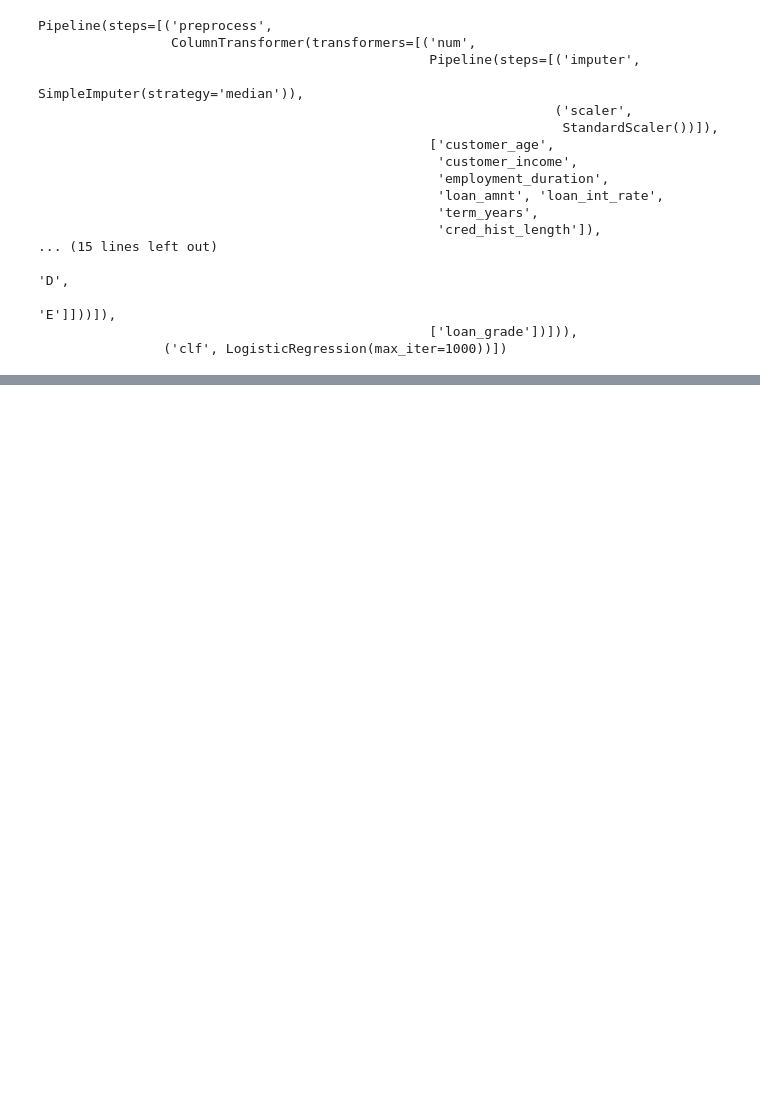
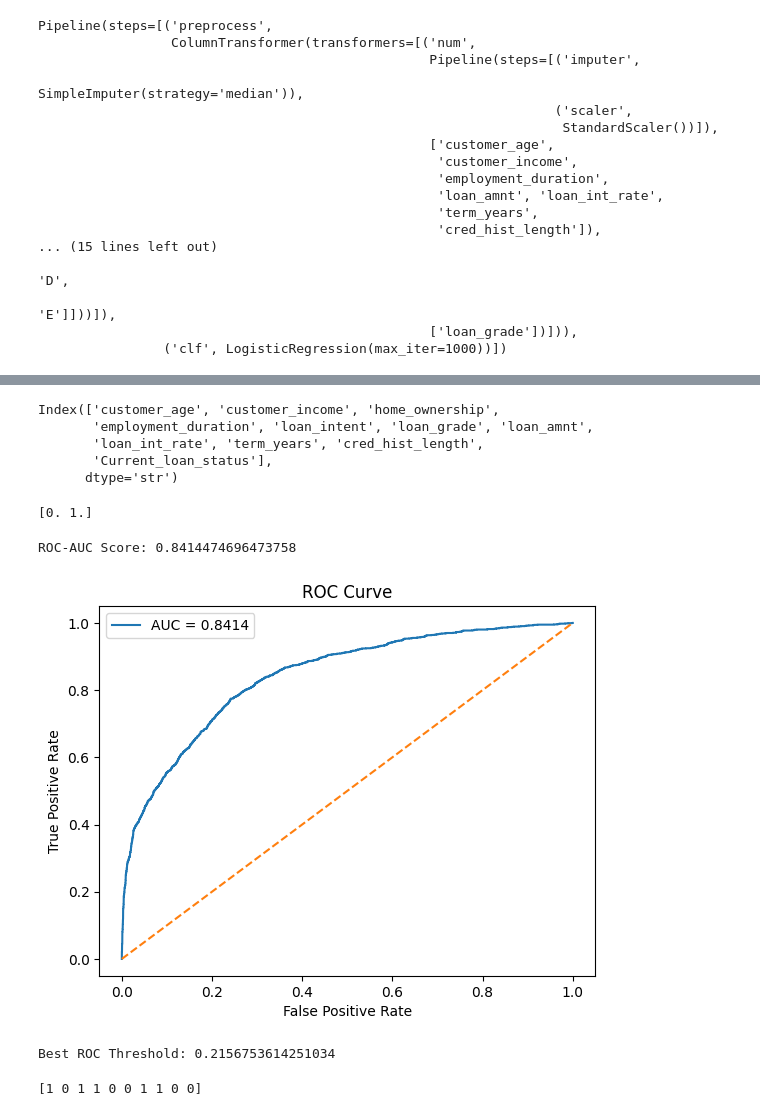
Before and after one commit to rifat-ml-dev/loan-default-prediction, a Jupyter notebook: notebooks/loan_default_predicton.ipynb, the cells around one changed output, grey strips where cells are left out. Drawn from its saved outputs; the diff is of its cells as text; code cells hidden in the pictures; blank space fills up the shorter version.

```diff
--- a/notebooks/loan_default_predicton.ipynb
+++ b/notebooks/loan_default_predicton.ipynb
@@ -62,10 +75,10 @@ df.shape
 # %%
 df =df.drop("customer_id",axis =1)
 # %%
-df = df[
-    (df["customer_age"] >= 18) &
-    (df["customer_age"] <= 100)
-]
+df['Current_loan_status'] = df['Current_loan_status'].map({
+    'NO DEFAULT': 0,
+    'DEFAULT': 1
+})
 # %%
 # Cleaning LoanAmount column by removing currency symbols and commas
 df['loan_amnt'] = pd.to_numeric(
@@ -232,0 +365,54 @@ dtype: int64
+# %%
+df_model_b.columns
+# %% [output]
+Index(['customer_age', 'customer_income', 'home_ownership',
+       'employment_duration', 'loan_intent', 'loan_grade', 'loan_amnt',
+       'loan_int_rate', 'term_years', 'cred_hist_length',
+       'Current_loan_status'],
+      dtype='str')
+# %%
+print(model_b.classes_)
+# %% [output]
+[0. 1.]
+# %%
+
+default_probs = model_b.predict_proba(X_test_b)[:, 1]  # probability of DEFAULT
+# %%
+
+fpr, tpr, roc_thresholds = roc_curve(
+    y_test_b,
+    default_probs
+)
+# %%
+roc_auc = roc_auc_score(
+    y_test_b,
+    default_probs
+)
+
+print("ROC-AUC Score:", roc_auc)
+# %% [output]
+ROC-AUC Score: 0.8414474696473758
+# %%
+plt.plot(fpr, tpr, label=f"AUC = {roc_auc:.4f}")
+plt.plot([0,1], [0,1], linestyle='--')
+
+plt.xlabel("False Positive Rate")
+plt.ylabel("True Positive Rate")
+plt.title("ROC Curve")
+plt.legend()
+plt.show()
+# %% [output]
+[figure, added]
+# %%
+best_roc_index = (
+    (tpr - fpr)[1:]
+).argmax() + 1
+
+best_roc_threshold = roc_thresholds[
+    best_roc_index
+]
+
+print("Best ROC Threshold:",
+      best_roc_threshold)
+# %% [output]
+Best ROC Threshold: 0.2156753614251034
@@ -232,0 +425,4 @@ dtype: int64
+# %%
+print(y_pred_roc[:10])
+# %% [output]
+[1 0 1 1 0 0 1 1 0 0]
```
Also changed, not shown: parts of 25 cells of this notebook, 1 other file.
